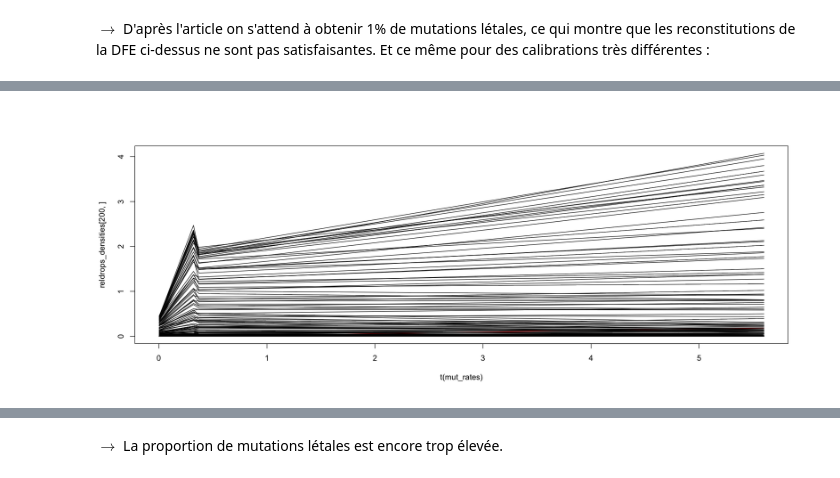
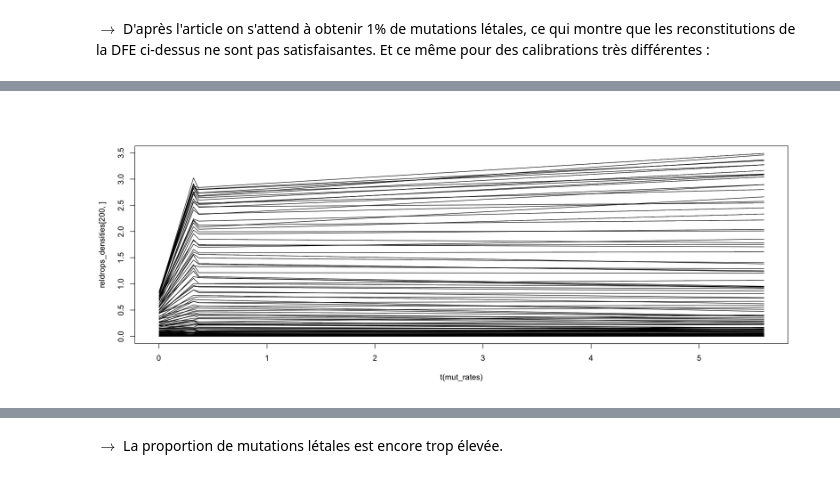
Before and after one commit to Jeremy-Andreoletti/MSV_Project_DFE, a Jupyter notebook: I5_DFE-directe_Sauts-taux-de-croissance.ipynb, the cells around one changed output, grey strips where cells are left out. Drawn from its saved outputs; the diff is of its cells as text; code cells hidden in the pictures.

```diff
--- a/I5_DFE-directe_Sauts-taux-de-croissance.ipynb
+++ b/I5_DFE-directe_Sauts-taux-de-croissance.ipynb
@@ -229,9 +129,7 @@ hist(-reldrops_MutT[reldrops_MutT < 0 & reldrops_MutT > -1], breaks=100, xlim=c(
 # %% [markdown]
 ## MF1
 # %%
-wt_lim <- 5e-3   # growth rate limit before considering the cell dead
-W <- microMA_MF1_growthRates_RMdead_NAab[1:200,]
-W[W < wt_lim] <- 0   # set very small growth rates to 0 (dead cell)
+W <- microMA_MF1_growthRates_RMdead_NAab
 
 reldrops_MF1 <- -sapply(W, diff)/W[-dim(W)[1],]
 reldrops_MF1 <- reldrops_MF1[reldrops_MF1 != 0]    # remove constant growth rates
@@ -270,0 +155,32 @@ reldrops_WT_dty <- hist(reldrops_WT[reldrops_WT>-1], breaks=breaks, col="red", p
+# %%
+#png("Img/Variations_relatives_GR.png", width = 1600, height = 1200, res = 100); par(cex=1.3)
+
+options(repr.plot.width = 15, repr.plot.height = 10, repr.plot.res = 120)
+layout(matrix(c(1,2,3,4,5,5), nrow = 3, ncol = 2, byrow = TRUE))
+
+hist(reldrops_WT[reldrops_WT > 0], breaks=50, xlim=c(-1, 1), col=alpha("red", 0.5), main="WT", xlab="Variations relatives de taux de croissance")
+hist(reldrops_WT[reldrops_WT < 0 & reldrops_WT > -1], breaks=50, xlim=c(-1, 1), col="green", add=T)
+hist(-reldrops_WT[reldrops_WT < 0 & reldrops_WT > -1], breaks=50, xlim=c(-1, 1), col=alpha("green", 0.3), add=T)
+
+hist(reldrops_MutH[reldrops_MutH > 0], breaks=50, xlim=c(-1, 1), col=alpha("red", 0.5), main="MutH", xlab="Variations relatives de taux de croissance")
+hist(reldrops_MutH[reldrops_MutH < 0 & reldrops_MutH > -1], breaks=50, xlim=c(-1, 1), col="green", add=T)
+hist(-reldrops_MutH[reldrops_MutH < 0 & reldrops_MutH > -1], breaks=50, xlim=c(-1, 1), col=alpha("green", 0.3), add=T)
+
+hist(reldrops_MutT[reldrops_MutT > 0], breaks=50, xlim=c(-1, 1), col=alpha("red", 0.5), main="MutT", xlab="Variations relatives de taux de croissance")
+hist(reldrops_MutT[reldrops_MutT < 0 & reldrops_MutT > -1], breaks=50, xlim=c(-1, 1), col="green", add=T)
+hist(-reldrops_MutT[reldrops_MutT < 0 & reldrops_MutT > -1], breaks=50, xlim=c(-1, 1), col=alpha("green", 0.3), add=T)
+
+hist(reldrops_MF1[reldrops_MF1 > 0], breaks=50, xlim=c(-1, 1), col=alpha("red", 0.5), main="MF1", xlab="Variations relatives de taux de croissance")
+hist(reldrops_MF1[reldrops_MF1 < 0 & reldrops_MF1 > -1], breaks=50, xlim=c(-1, 1), col="green", add=T)
+hist(-reldrops_MF1[reldrops_MF1 < 0 & reldrops_MF1 > -1], breaks=50, xlim=c(-1, 1), col=alpha("green", 0.3), add=T)
+
+breaks <- seq(-1, 1, length.out=201)
+
+reldrops_MF1_dty <- hist(reldrops_MF1[reldrops_MF1>-1], breaks=breaks, col="green", probability = TRUE, main="", xlab="Variations relatives de taux de croissance")
+reldrops_MutH_dty <- hist(reldrops_MutH[reldrops_MutH>-1], breaks=breaks, col=alpha("purple", 0.3), probability = TRUE, add=TRUE)
+reldrops_MutT_dty <- hist(reldrops_MutT[reldrops_MutT>-1], breaks=breaks, col=alpha("blue", 0.3), probability = TRUE, add=TRUE)
+reldrops_WT_dty <- hist(reldrops_WT[reldrops_WT>-1], breaks=breaks, col=alpha("red", 0.5), probability = TRUE, add=TRUE)
+
+legend("topright", c("MF1", "MutH", "MutT", "WT"), fill=c("green", "purple", "blue", "red"))
+
+#dev.off()
@@ -314,7 +266,7 @@ options(repr.plot.width = 15, repr.plot.height = 6)
 par(mfrow=c(1,3))
 for (i in 1:3){
     X = rbind(reldrops_densities$MutH, reldrops_densities$MutT, reldrops_densities$MF1)[i,]
-    DFE_XmWT <- X - mean(X[1:60])/mean(reldrops_densities$WT[1:60])*reldrops_densities$WT
+    DFE_XmWT <- X - mean(X[1:70])/mean(reldrops_densities$WT[1:70])*reldrops_densities$WT
     plot(x = reldrops_WT_dty$mids,
          y = X,
          type = "l", xlab="s", col="red", ylab="Distributions", main=c("MutH", "MutT", "MF1")[i])
@@ -354,20 +306,20 @@ prop_lethal_mut  0.19  0.21  0.21  0.22  0.23  0.23  0.25  0.28  0.4  1.79
 # %%
 options(repr.plot.width = 15, repr.plot.height = 6)
-reldrops_densities <- data.frame(WT = reldrops_WT_dty$density * mean(reldrops_MF1_dty$density[1:60])/mean(reldrops_WT_dty$density[1:60]),
-                                 MutH = reldrops_MutH_dty$density * mean(reldrops_MF1_dty$density[1:60])/mean(reldrops_MutH_dty$density[1:60]),
-                                 MutT = reldrops_MutT_dty$density * mean(reldrops_MF1_dty$density[1:60])/mean(reldrops_MutT_dty$density[1:60]),
+reldrops_densities <- data.frame(WT = reldrops_WT_dty$density * mean(reldrops_MF1_dty$density[1:70])/mean(reldrops_WT_dty$density[1:70]),
+                                 MutH = reldrops_MutH_dty$density * mean(reldrops_MF1_dty$density[1:70])/mean(reldrops_MutH_dty$density[1:70]),
+                                 MutT = reldrops_MutT_dty$density * mean(reldrops_MF1_dty$density[1:70])/mean(reldrops_MutT_dty$density[1:70]),
                                  MF1 = reldrops_MF1_dty$density)
 mut_rates <- data.frame(WT = 0.002239,
                         MutH = 0.32,
                         MutT = 0.37,
                         MF1 = 5.6)
 
 plot(t(mut_rates), reldrops_densities[200,], type="l", col="red", ylim = c(min(reldrops_densities), max(reldrops_densities)))
 for (i in 1:199) {
     lines(t(mut_rates), reldrops_densities[i,])
 }
 # %% [output]
-[figure, old version]
+[figure, new version]
 # %%
 CovXY = apply(X = reldrops_densities, MARGIN = 1, FUN = cov, y = as.numeric(mut_rates))
 VarX = var(as.numeric(mut_rates))
```
Also changed, not shown: parts of 45 cells of this notebook, 11 other files.
